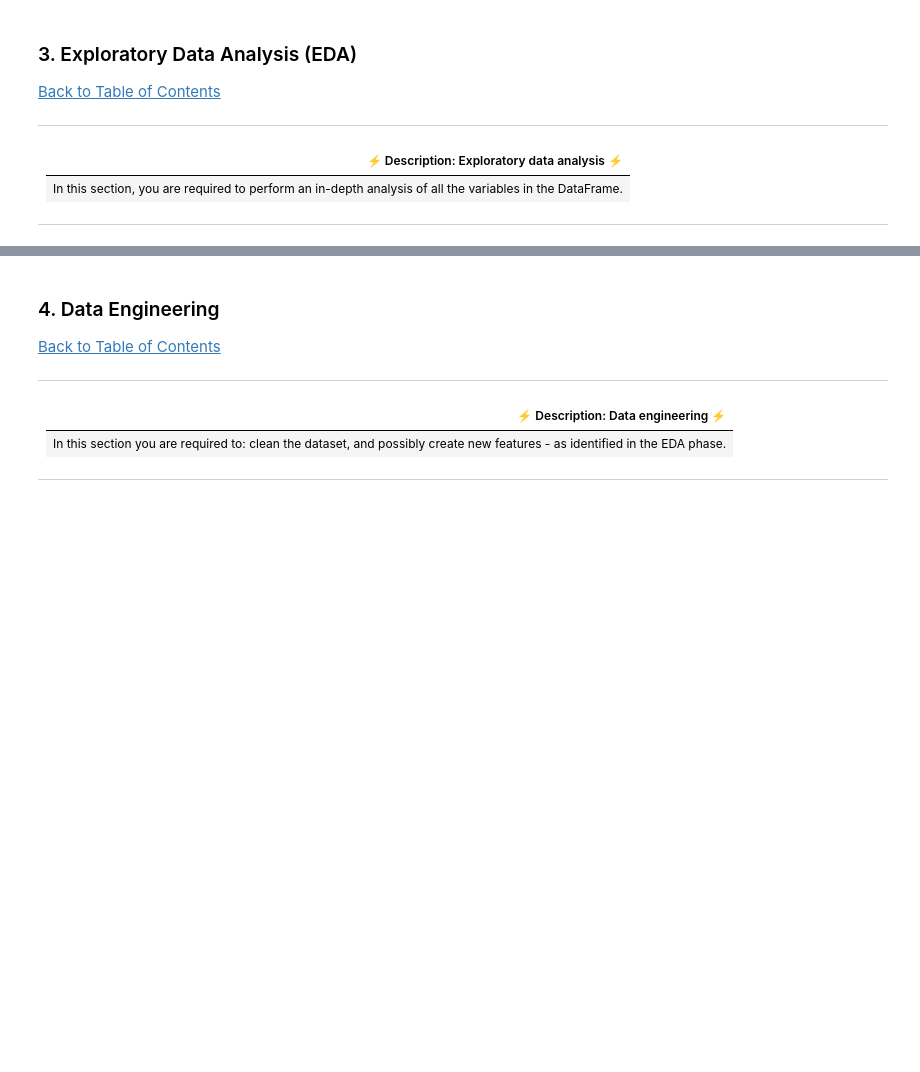
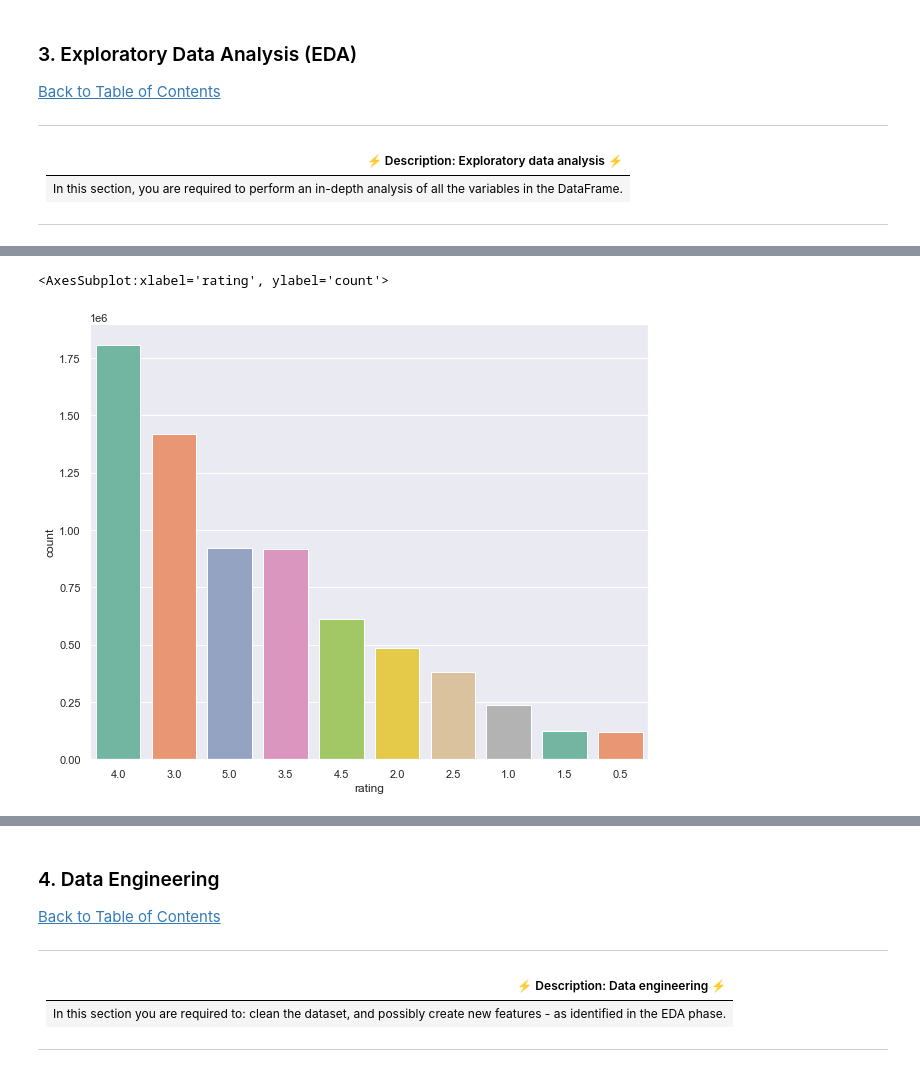
Before and after one commit to MrSathekge/Unsupervised-Learning-Sprint-2207FTDS-Team-JM5, a Jupyter notebook: Starter_Notebook.ipynb, the cells around one changed output, grey strips where cells are left out. Drawn from its saved outputs; the diff is of its cells as text; code cells hidden in the pictures; blank space fills up the shorter version.

```diff
--- a/Starter_Notebook.ipynb
+++ b/Starter_Notebook.ipynb
@@ -110,0 +350,2 @@ import seaborn as sns
+# %%
+df = df.dropna( how='any',subset=['title_cast', 'director', 'plot_keywords', ])
@@ -110,0 +378,3 @@ import seaborn as sns
+# %%
+df['runtime'] = df['runtime'].fillna(df['runtime'].mode()[0])
+df['budget'] = df['budget'].fillna(df['budget'].mode()[0])
@@ -110,0 +418,8 @@ import seaborn as sns
+# %%
+#MOVIES RATINGS
+plt.figure(figsize=(10,8))
+sns.set(style="darkgrid")
+sns.countplot(x="rating", data= df, palette="Set2", order=df['rating'].value_counts().index[0:10])
+# %% [output]
+<AxesSubplot:xlabel='rating', ylabel='count'>
+[figure, added]
```
Also changed, not shown: parts of 36 cells of this notebook.
